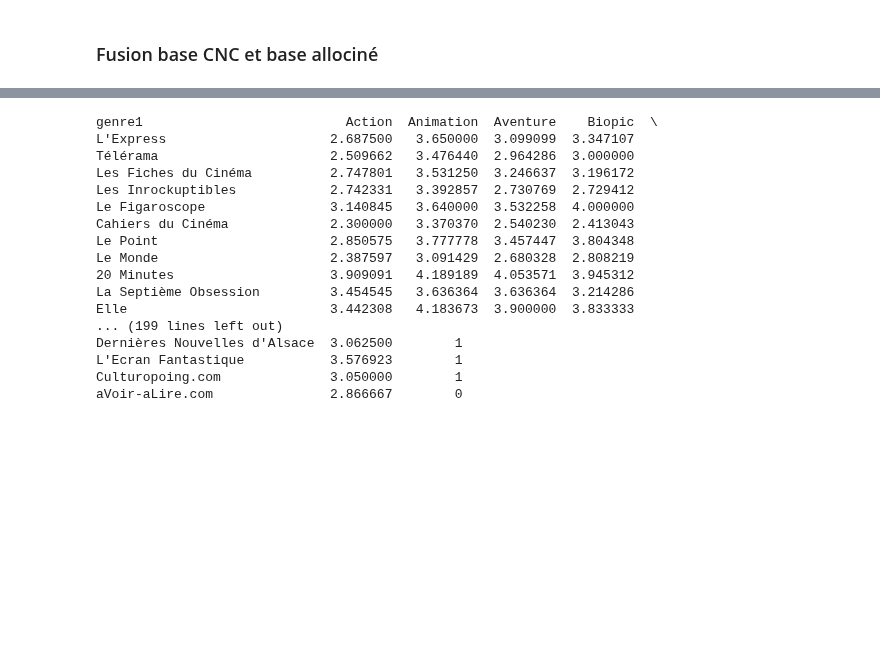
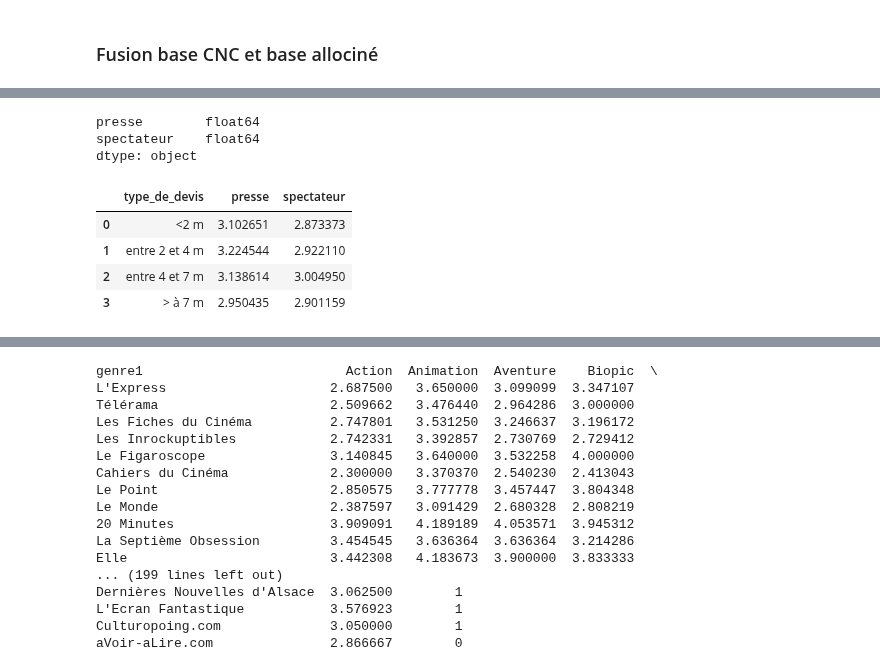
Before and after one commit to Clement-Dn/Projet_Cin-, a Jupyter notebook: Rapport_Projet_Cinema.ipynb, the cells around one changed output, grey strips where cells are left out. Cells and saved outputs as stored; diff of their text form; code cells hidden in the pictures; blank space fills up the shorter version.

```diff
--- a/Rapport_Projet_Cinema.ipynb
+++ b/Rapport_Projet_Cinema.ipynb
@@ -665,0 +446,19 @@ df_scaled = scaler.fit_transform(df_transposed)
+# %%
+print(base_cnc_agregee[['presse', 'spectateur']].dtypes)
+# %% [output]
+presse        float64
+spectateur    float64
+dtype: object
+# %%
+#Comparaison avis spectateurs vs presse selon le type de devis
+base_cnc_agregee_moyennes = base_cnc_agregee.groupby("type_de_devis").agg(
+    presse=("presse", "mean"),
+    spectateur=("spectateur", "mean")
+).reset_index()
+base_cnc_agregee_moyennes
+# %% [output]
+|  | type_de_devis | presse | spectateur |
+| 0 | <2 m | 3.102651 | 2.873373 |
+| 1 | entre 2 et 4 m | 3.224544 | 2.922110 |
+| 2 | entre 4 et 7 m | 3.138614 | 3.004950 |
+| 3 | > à 7 m | 2.950435 | 2.901159 |
```
Also changed, not shown: parts of 38 cells of this notebook.
